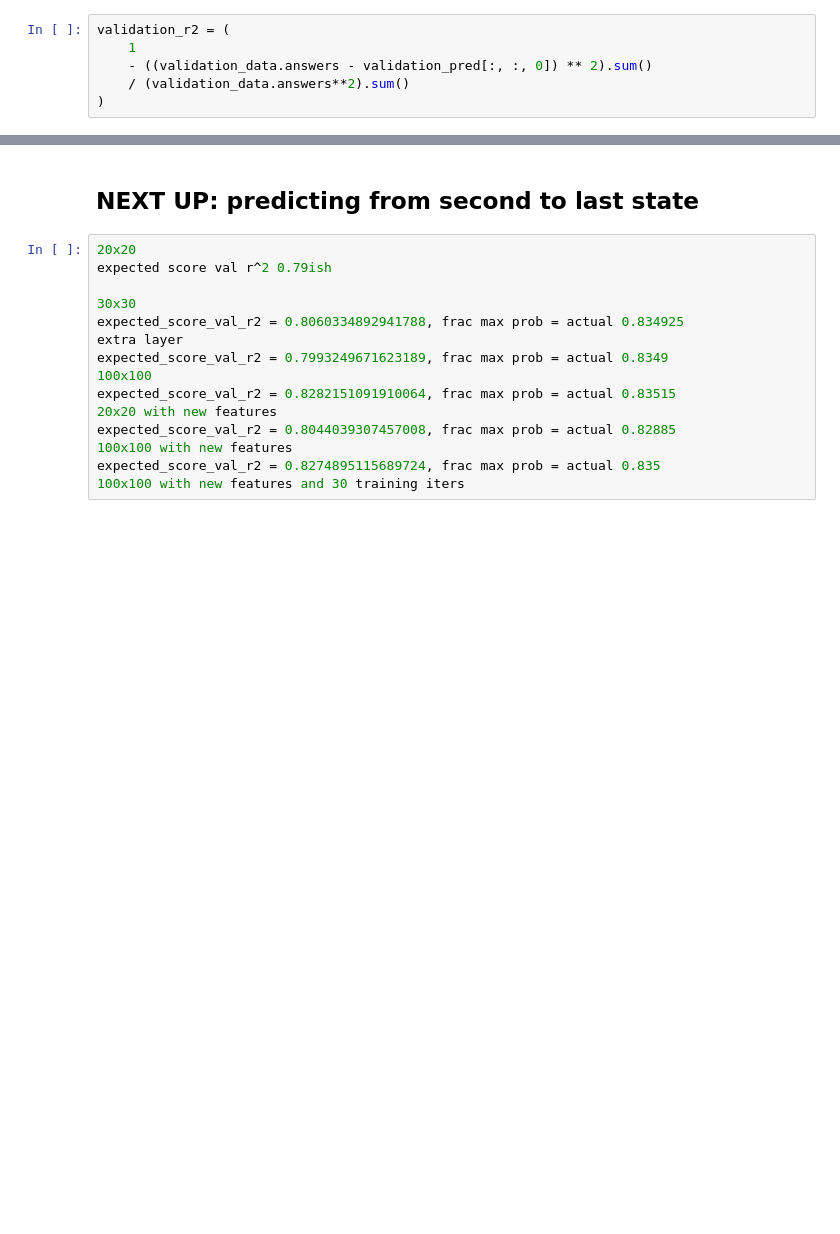
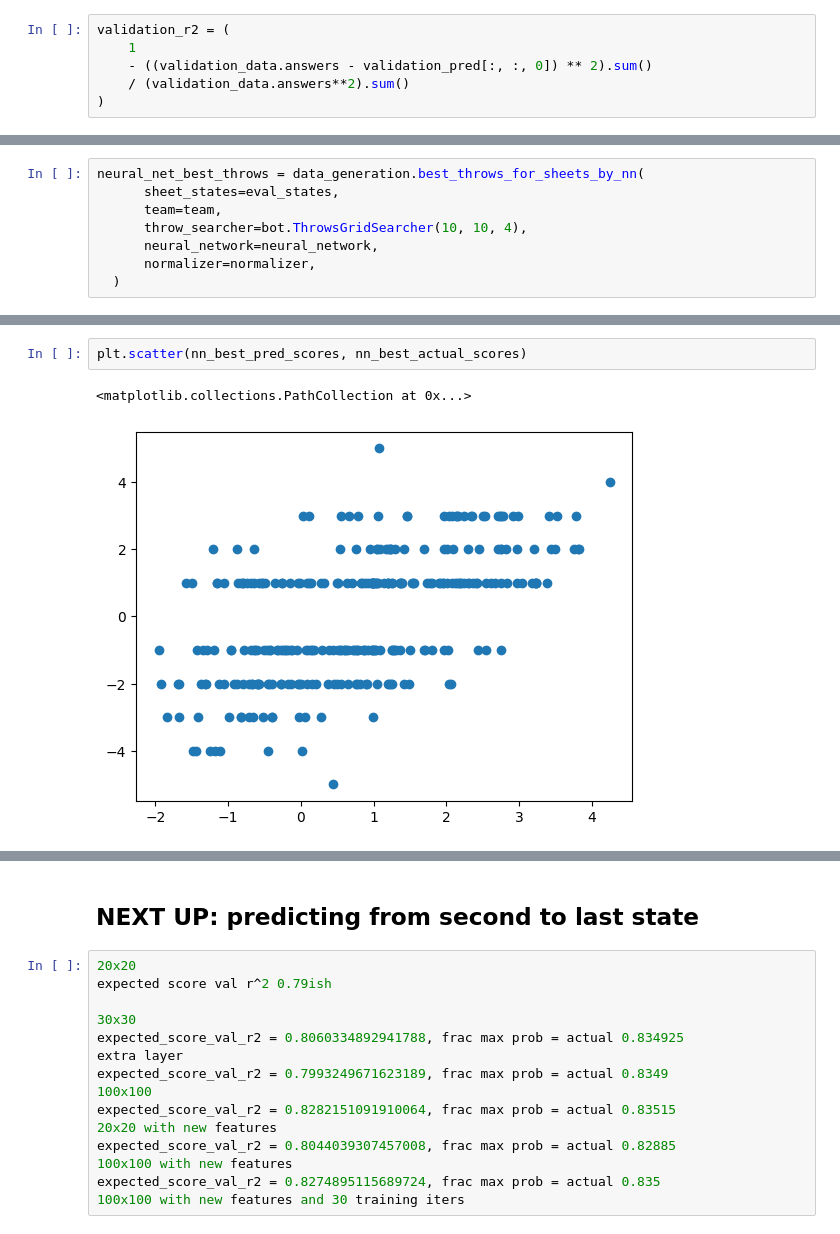
Before and after one commit to kendallzhu/curling, a Jupyter notebook: play_scratch.ipynb, the cells around one changed output, grey strips where cells are left out. Cells and saved outputs as stored; diff of their text form; blank space fills up the shorter version.

```diff
--- a/play_scratch.ipynb
+++ b/play_scratch.ipynb
@@ -162,0 +213,8 @@ len(actual_scores) ** .5
+# %%
+neural_net_best_throws = data_generation.best_throws_for_sheets_by_nn(
+      sheet_states=eval_states,
+      team=team,
+      throw_searcher=bot.ThrowsGridSearcher(10, 10, 4),
+      neural_network=neural_network,
+      normalizer=normalizer,
+  )
@@ -162,0 +239,5 @@ len(actual_scores) ** .5
+# %%
+plt.scatter(nn_best_pred_scores, nn_best_actual_scores)
+# %% [output]
+<matplotlib.collections.PathCollection at 0x...>
+[figure, added]
```
Also changed, not shown: parts of 23 cells of this notebook, 3 other files.
